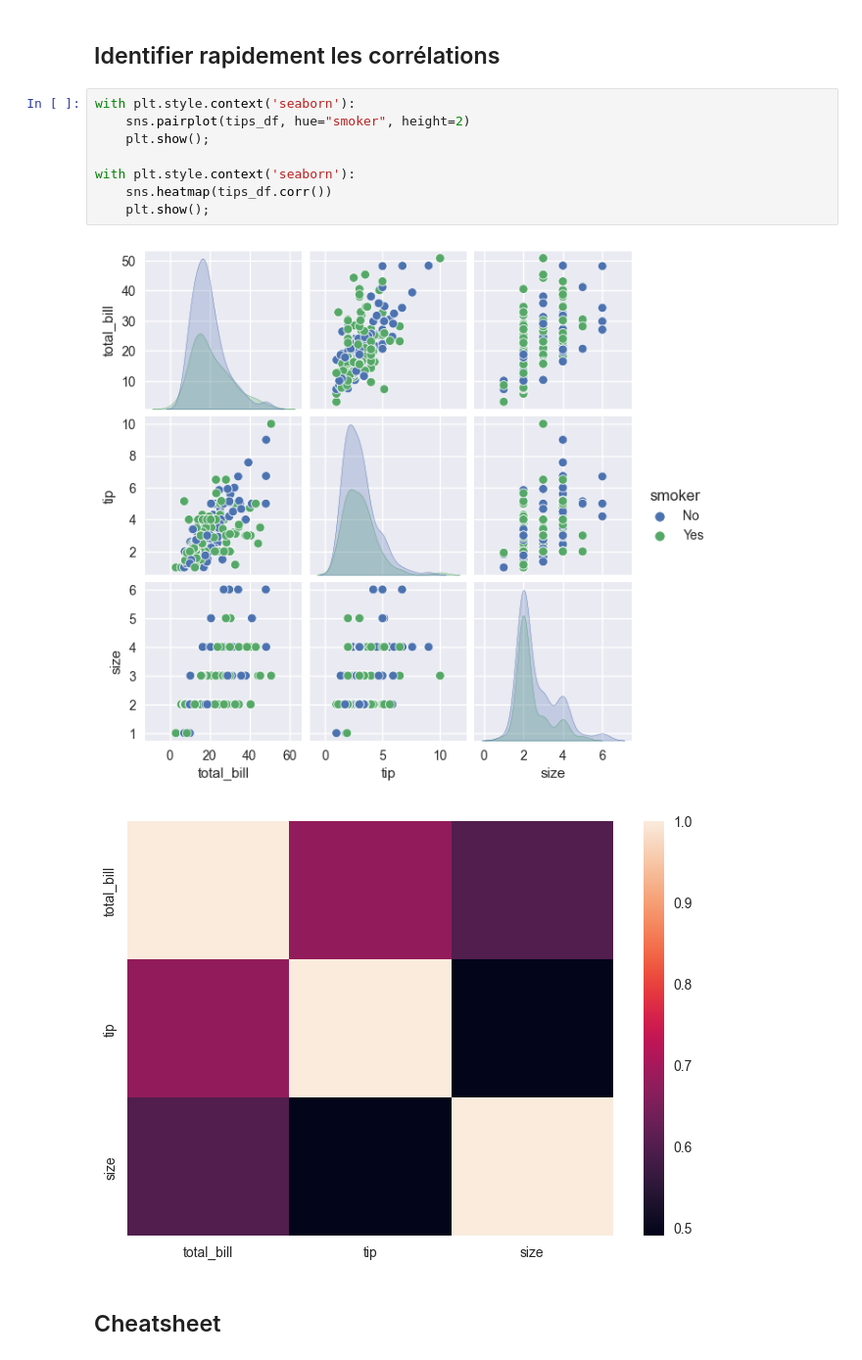
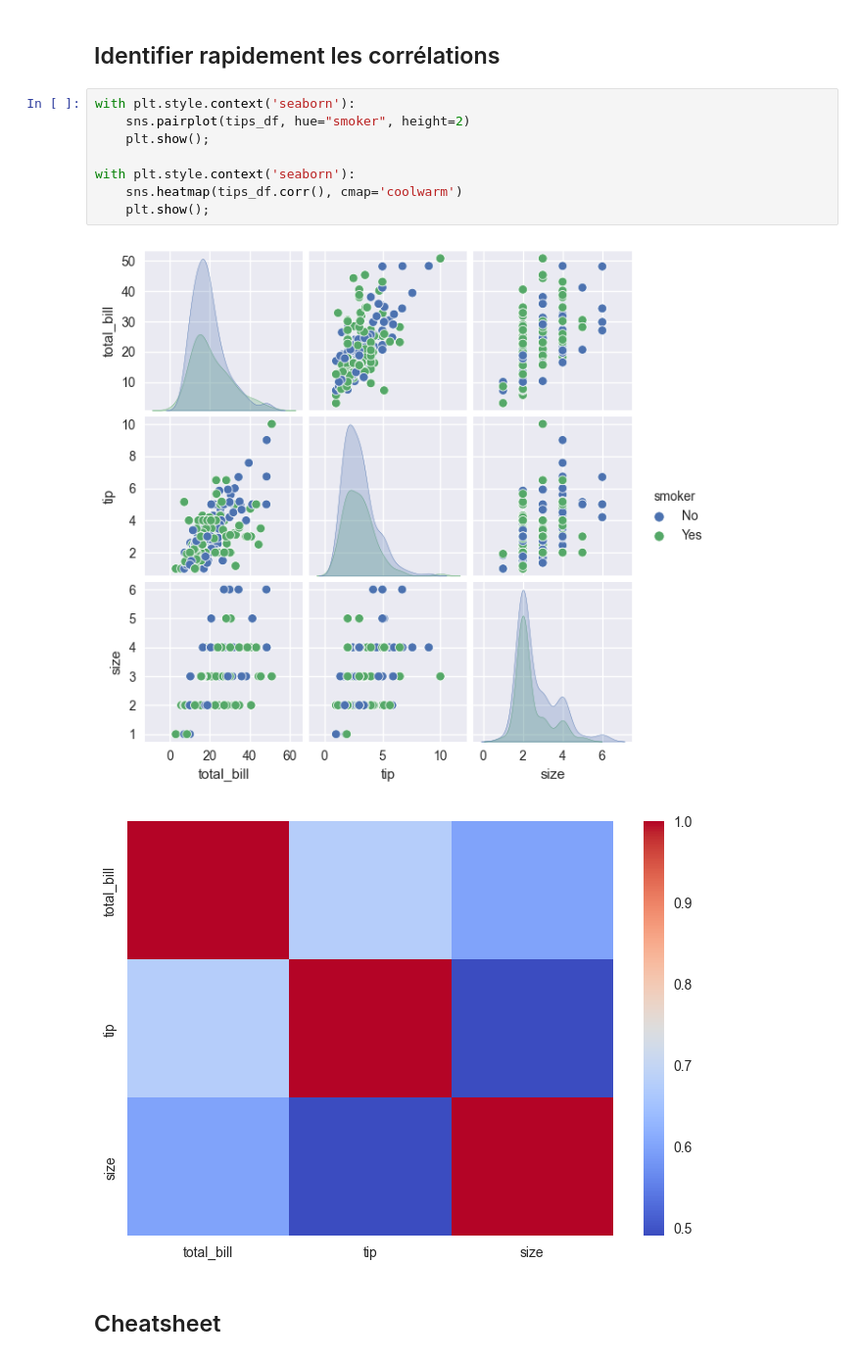
Before and after one commit to led8/datascience-Lectures, a Jupyter notebook: Lectures_notebook.ipynb, the cells around one changed output. Shown at 98% size. Saved outputs shown, nothing was run; the diff lists cells and outputs as text.

Commit message:
update heatmap args

```diff
--- a/Lectures_notebook.ipynb
+++ b/Lectures_notebook.ipynb
@@ -312,14 +312,14 @@ with plt.style.context('seaborn'): # permet d'appliquer un style à notre plot
 # %%
 with plt.style.context('seaborn'):
     sns.pairplot(tips_df, hue="smoker", height=2)
     plt.show();
 
 with plt.style.context('seaborn'):
-    sns.heatmap(tips_df.corr())
+    sns.heatmap(tips_df.corr(), cmap='coolwarm')
     plt.show();
 # %% [output]
 [figure]
-[figure, old version]
+[figure, new version]
 # %% [markdown]
 ## Cheatsheet
 # %%
```
Also changed, not shown: parts of 2 cells of this notebook.
